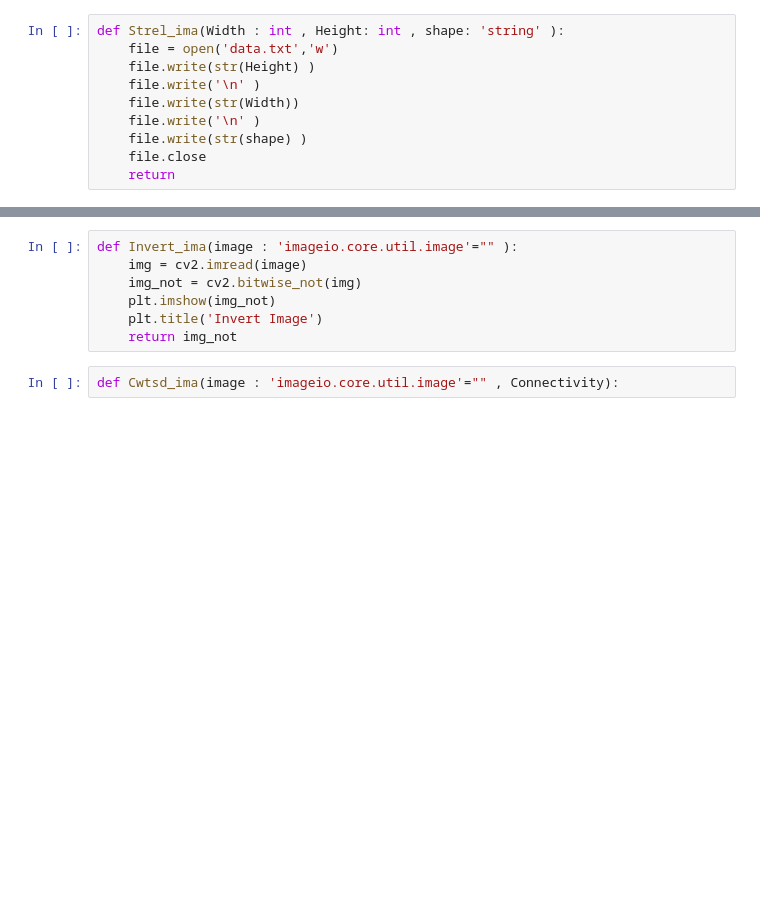
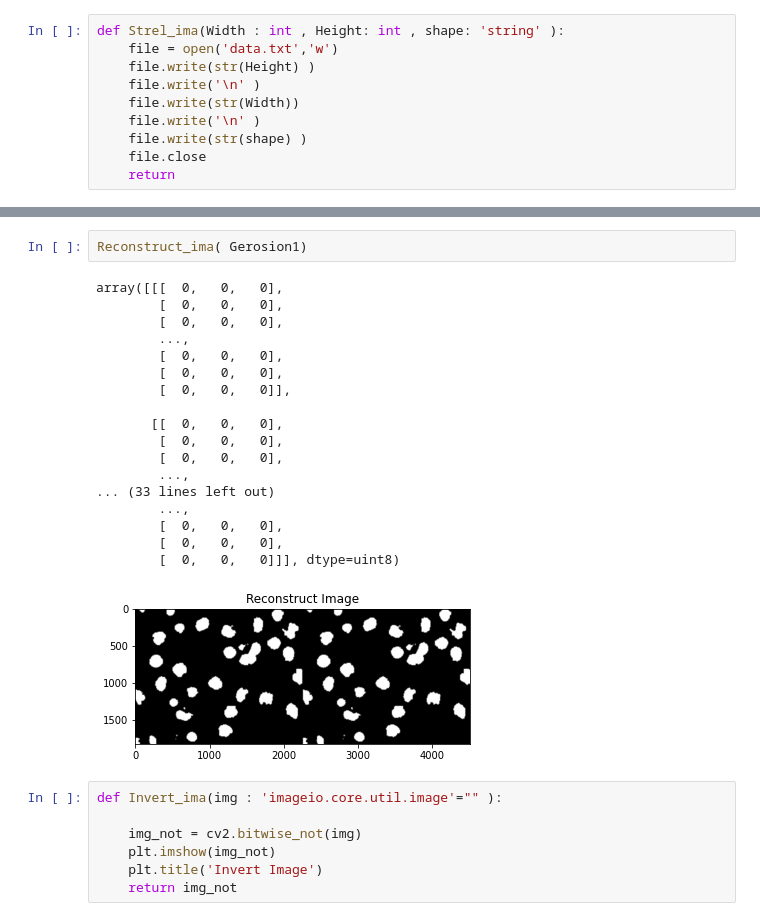
Before and after one commit to Binh9874123/Diplom-Example, a Jupyter notebook: Untitled.ipynb, the cells around one changed output, grey strips where cells are left out. Drawn from its saved outputs; the diff is of its cells as text; blank space fills up the shorter version.

```diff
--- a/Untitled.ipynb
+++ b/Untitled.ipynb
@@ -124,12 +149,31 @@ def Reconstruct_ima(image : 'imageio.core.util.image'="" , marker :'imageio.core
         return opening
 
        #closing = cv.morphologyEx(img, cv.MORPH_CLOSE, kernel)
+# %%
+Reconstruct_ima( Gerosion1)
+# %% [output]
+array([[[  0,   0,   0],
+        [  0,   0,   0],
+        [  0,   0,   0],
+        ...,
+        [  0,   0,   0],
+        [  0,   0,   0],
+        [  0,   0,   0]],
+
+       [[  0,   0,   0],
+        [  0,   0,   0],
+        [  0,   0,   0],
+        ...,
+... (33 lines left out)
+        ...,
+        [  0,   0,   0],
+        [  0,   0,   0],
+        [  0,   0,   0]]], dtype=uint8)
+[figure, added]
 # %%
-def Invert_ima(image : 'imageio.core.util.image'="" ):
-    img = cv2.imread(image)
+def Invert_ima(img : 'imageio.core.util.image'="" ):
+
     img_not = cv2.bitwise_not(img)
     plt.imshow(img_not)
     plt.title('Invert Image')
     return img_not
-# %%
-def Cwtsd_ima(image : 'imageio.core.util.image'="" , Connectivity):
```
Also changed, not shown: parts of 38 cells of this notebook.
